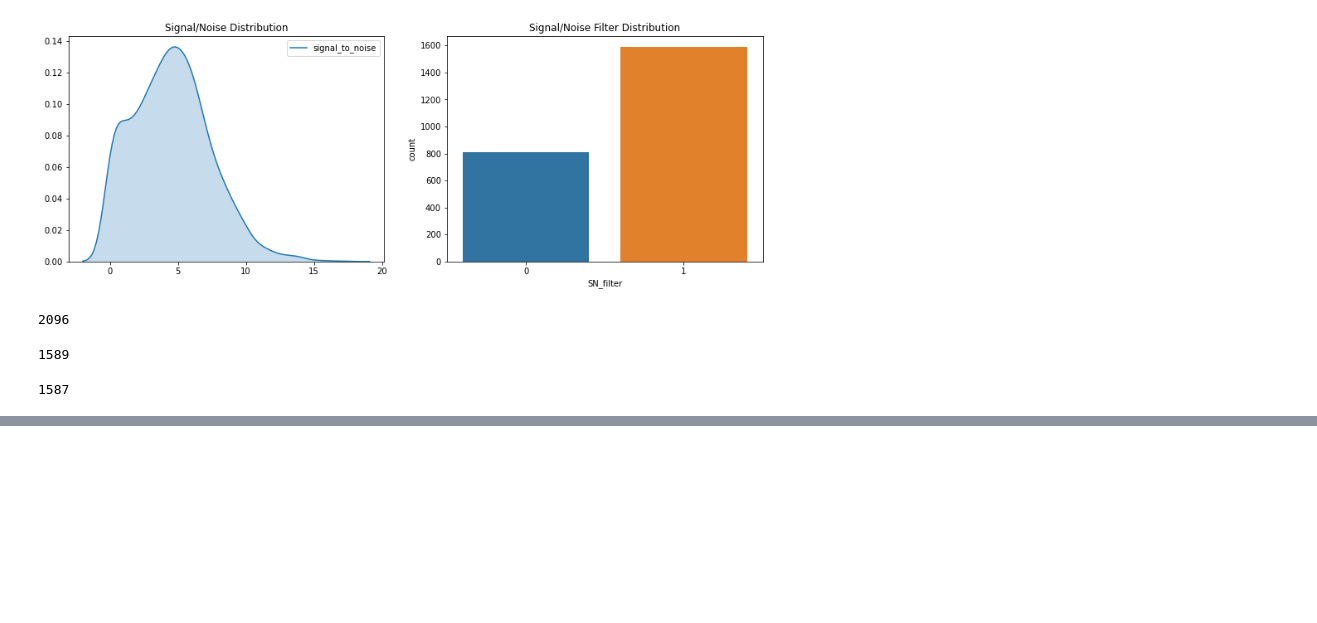
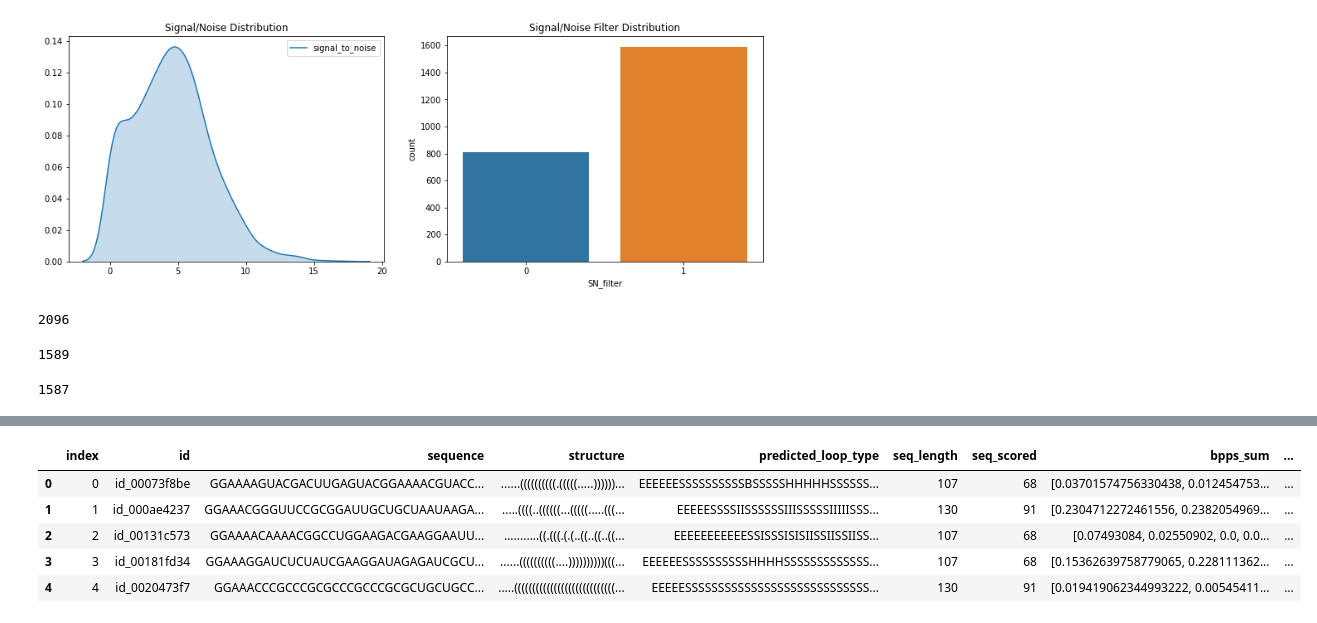
Before and after one commit to takahirokiyasi/Kaggle, a Jupyter notebook: work/covid-mRNA/first.ipynb, the cells around one changed output, grey strips where cells are left out. Cells and saved outputs as stored; diff of their text form; code cells hidden in the pictures; blank space fills up the shorter version.

```diff
--- a/work/covid-mRNA/first.ipynb
+++ b/work/covid-mRNA/first.ipynb
@@ -99,13 +145,13 @@ len(train[(train['signal_to_noise'] > 1) & (train['SN_filter'] == 1)])
 def read_bpps_sum(df):
     bpps_arr = []
     for mol_id in df.id.to_list():
-        bpps_arr.append(np.load(f"../input/bpps/{mol_id}.npy").sum(axis=1))
+        bpps_arr.append(np.load(f"./input/bpps/{mol_id}.npy").sum(axis=1))
     return bpps_arr
 
 def read_bpps_max(df):
     bpps_arr = []
     for mol_id in df.id.to_list():
-        bpps_arr.append(np.load(f"../input/bpps/{mol_id}.npy").max(axis=1))
+        bpps_arr.append(np.load(f"./input/bpps/{mol_id}.npy").max(axis=1))
     return bpps_arr
 
 def read_bpps_nb(df):
@@ -114,7 +160,7 @@ def read_bpps_nb(df):
     bpps_nb_std = 0.08914
     bpps_arr = []
     for mol_id in df.id.to_list():
-        bpps = np.load(f"../input/bpps/{mol_id}.npy")
+        bpps = np.load(f"./input/bpps/{mol_id}.npy")
         bpps_nb = (bpps > 0).sum(axis=0) / bpps.shape[0]
         bpps_nb = (bpps_nb - bpps_nb_mean) / bpps_nb_std
         bpps_arr.append(bpps_nb)
@@ -133,0 +206,3 @@ FileNotFoundError: [Errno 2] No such file or directory: '../input/stanford-covid
+# %%
+aug_df = pd.read_csv('./input/aug_data.csv')
+aug_df.head()
@@ -133,0 +216,25 @@ FileNotFoundError: [Errno 2] No such file or directory: '../input/stanford-covid
+# %%
+def aug_data(df):
+    target_df = df.copy()
+    new_df = aug_df[aug_df['id'].isin(target_df['id'])]
+
+    del target_df['structure']
+    del target_df['predicted_loop_type']
+    new_df = new_df.merge(target_df, on=['id','sequence'], how='left')
+
+    df['cnt'] = df['id'].map(new_df[['id','cnt']].set_index('id').to_dict()['cnt'])
+    df['log_gamma'] = 100
+    df['score'] = 1.0
+    df = df.append(new_df[df.columns])
+    return df
+# %%
+test = aug_data(test)
+# %%
+test.head()
+# %% [output]
+|  | index | id | sequence | structure | predicted_loop_type | seq_length | seq_scored | bpps_sum | ... |
+| 0 | 0 | id_00073f8be | GGAAAAGUACGACUUGAGUACGGAAAACGUACC... | ......((((((((((.(((((.....))))))... | EEEEEESSSSSSSSSSBSSSSSHHHHHSSSSSS... | 107 | 68 | [0.03701574756330438, 0.012454753... | ... |
+| 1 | 1 | id_000ae4237 | GGAAACGGGUUCCGCGGAUUGCUGCUAAUAAGA... | .....((((..((((((...(((((.....(((... | EEEEESSSSIISSSSSSIIISSSSSIIIIISSS... | 130 | 91 | [0.2304712272461556, 0.2382054969... | ... |
+| 2 | 2 | id_00131c573 | GGAAAACAAAACGGCCUGGAAGACGAAGGAAUU... | ...........((.(((.(.(..((..((..((... | EEEEEEEEEEESSISSSISISIISSIISSIISS... | 107 | 68 | [0.07493084, 0.02550902, 0.0, 0.0... | ... |
+| 3 | 3 | id_00181fd34 | GGAAAGGAUCUCUAUCGAAGGAUAGAGAUCGCU... | ......((((((((((....))))))))))(((... | EEEEEESSSSSSSSSSHHHHSSSSSSSSSSSSS... | 107 | 68 | [0.15362639758779065, 0.228111362... | ... |
+| 4 | 4 | id_0020473f7 | GGAAACCCGCCCGCGCCCGCCCGCGCUGCUGCC... | .....((((((((((((((((((((((((((((... | EEEEESSSSSSSSSSSSSSSSSSSSSSSSSSSS... | 130 | 91 | [0.019419062344993222, 0.00545411... | ... |
```
Also changed, not shown: parts of 5 cells of this notebook, 1 other file.
